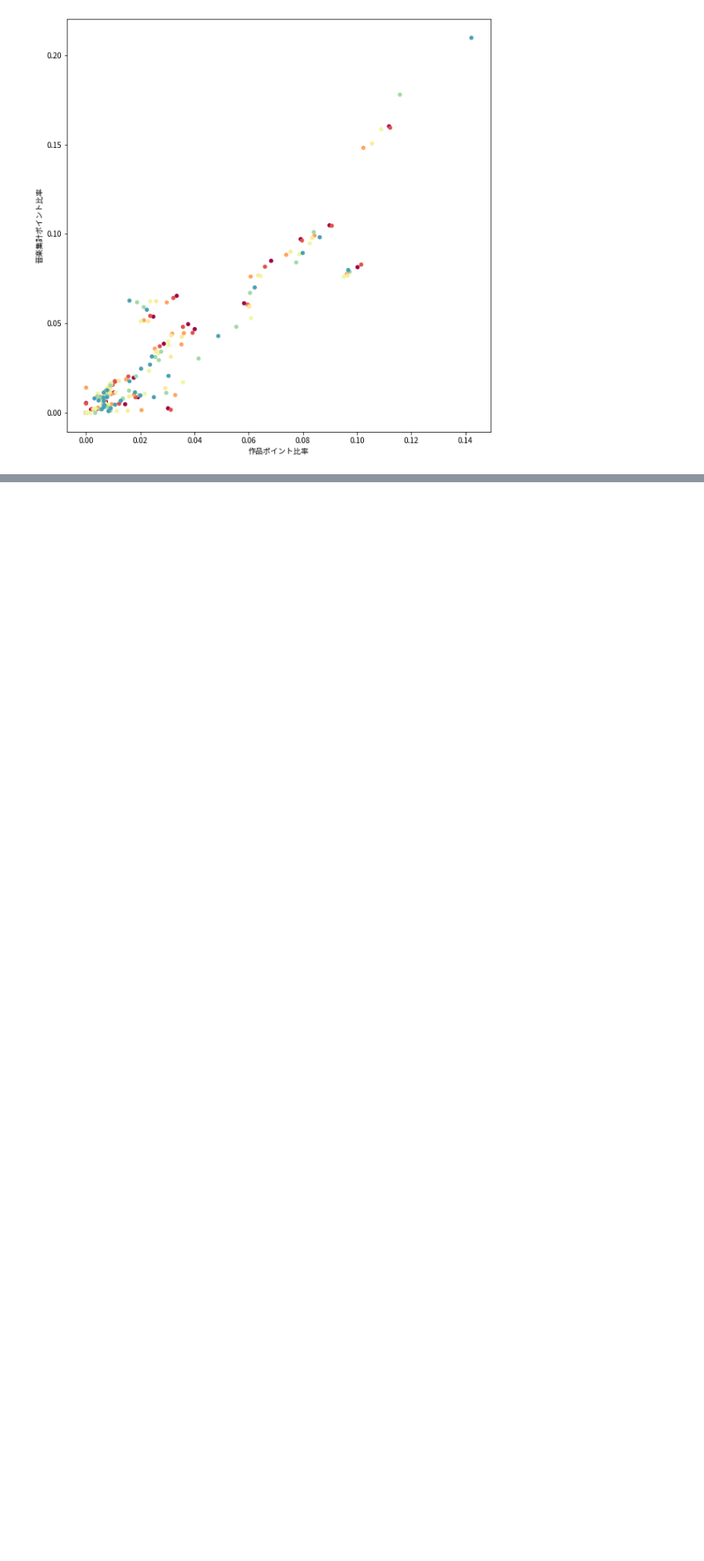
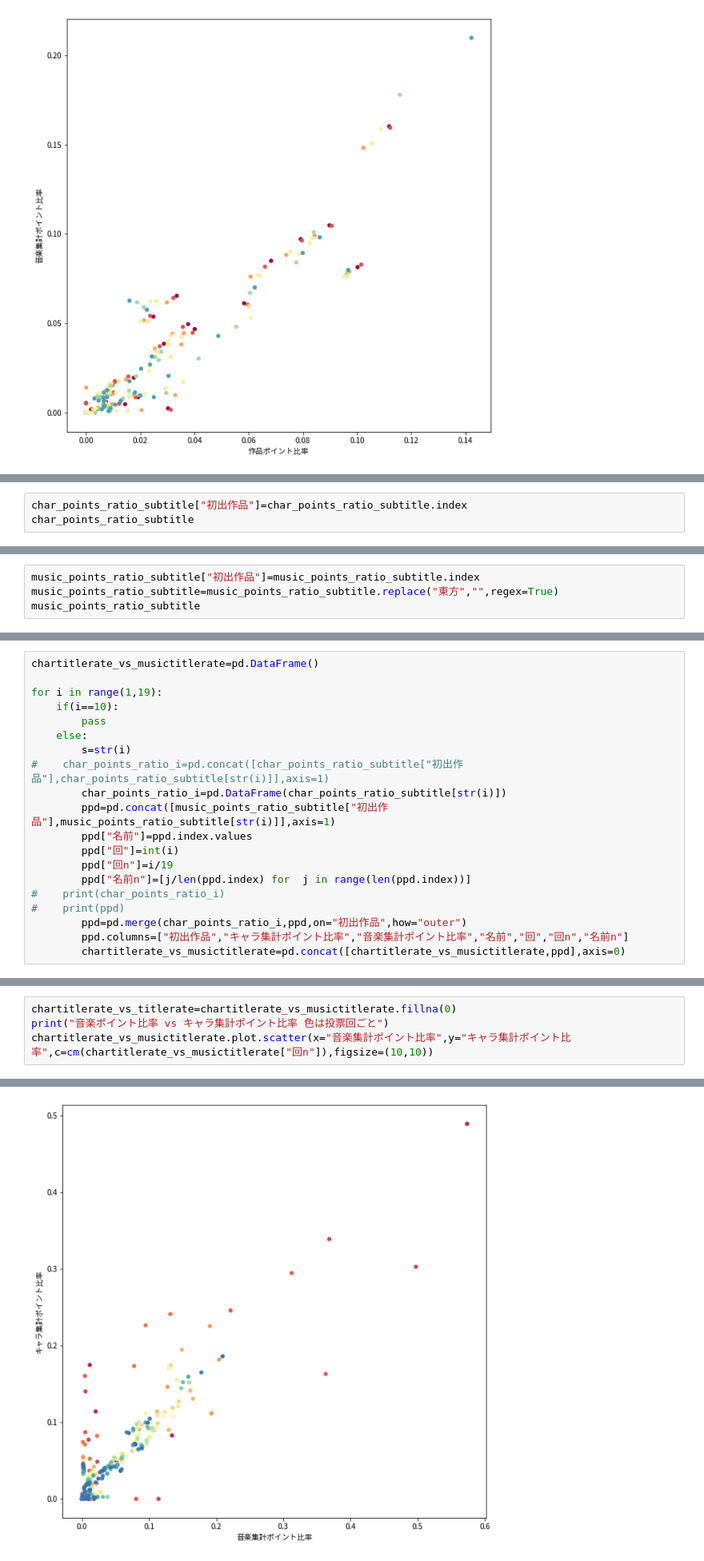
Before and after one commit to xiangze/toubou_vote_analysis, a Jupyter notebook: scrape_music_correlation.ipynb, the cells around one changed output, grey strips where cells are left out. Shown at 80% size. Saved outputs shown, nothing was run; the diff lists cells and outputs as text; blank space fills up the shorter version.

```diff
--- a/scrape_music.ipynb
+++ b/scrape_music_correlation.ipynb
@@ -335,0 +487,3 @@ fig.show()
+# %%
+char_points_ratio_subtitle["初出作品"]=char_points_ratio_subtitle.index
+char_points_ratio_subtitle
@@ -335,0 +510,4 @@ fig.show()
+# %%
+music_points_ratio_subtitle["初出作品"]=music_points_ratio_subtitle.index
+music_points_ratio_subtitle=music_points_ratio_subtitle.replace("東方","",regex=True)
+music_points_ratio_subtitle
@@ -335,0 +554,20 @@ fig.show()
+# %%
+chartitlerate_vs_musictitlerate=pd.DataFrame()
+
+for i in range(1,19):
+    if(i==10):
+        pass
+    else:
+        s=str(i)
+#    char_points_ratio_i=pd.concat([char_points_ratio_subtitle["初出作品"],char_points_ratio_subtitle[str(i)]],axis=1)
+        char_points_ratio_i=pd.DataFrame(char_points_ratio_subtitle[str(i)])
+        ppd=pd.concat([music_points_ratio_subtitle["初出作品"],music_points_ratio_subtitle[str(i)]],axis=1)
+        ppd["名前"]=ppd.index.values
+        ppd["回"]=int(i)
+        ppd["回n"]=i/19
+        ppd["名前n"]=[j/len(ppd.index) for  j in range(len(ppd.index))]
+#    print(char_points_ratio_i)
+#    print(ppd)
+        ppd=pd.merge(char_points_ratio_i,ppd,on="初出作品",how="outer")
+        ppd.columns=["初出作品","キャラ集計ポイント比率","音楽集計ポイント比率","名前","回","回n","名前n"]
+        chartitlerate_vs_musictitlerate=pd.concat([chartitlerate_vs_musictitlerate,ppd],axis=0)
@@ -335,0 +592,5 @@ fig.show()
+# %%
+chartitlerate_vs_titlerate=chartitlerate_vs_musictitlerate.fillna(0)
+print("音楽ポイント比率 vs キャラ集計ポイント比率 色は投票回ごと")
+chartitlerate_vs_musictitlerate.plot.scatter(x="音楽集計ポイント比率",y="キャラ集計ポイント比率",c=cm(chartitlerate_vs_musictitlerate["回n"]),figsize=(10,10))
+# %% [output]
@@ -335,0 +599 @@ fig.show()
+[figure, added]
```
Also changed, not shown: parts of 51 cells of this notebook, 2 other files.
